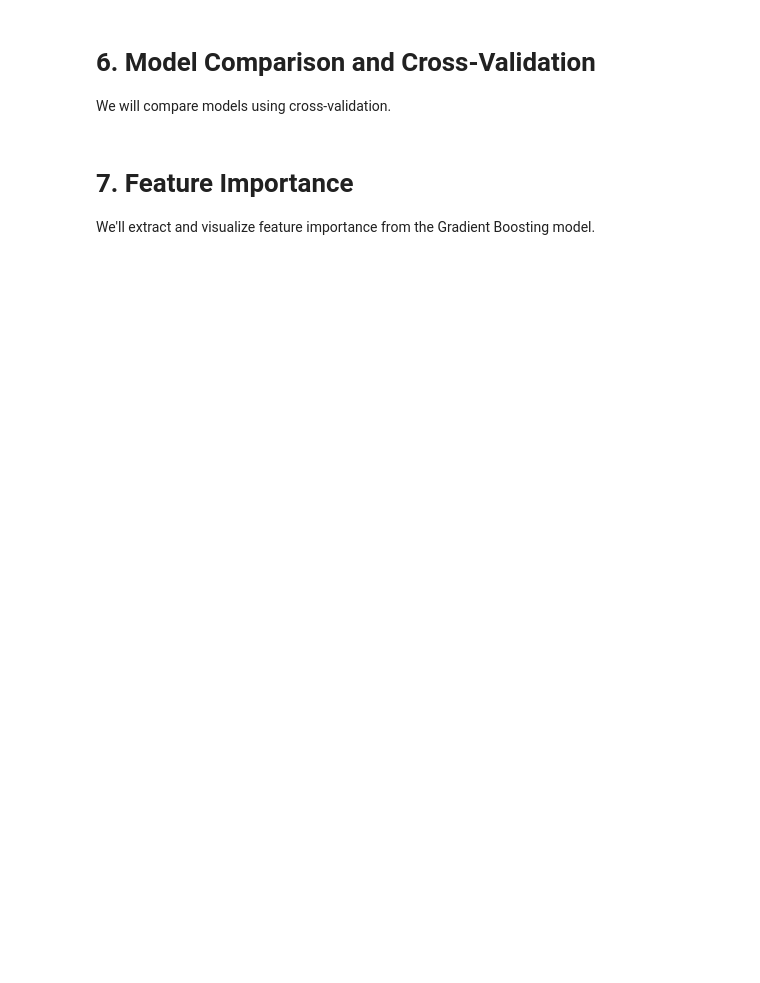
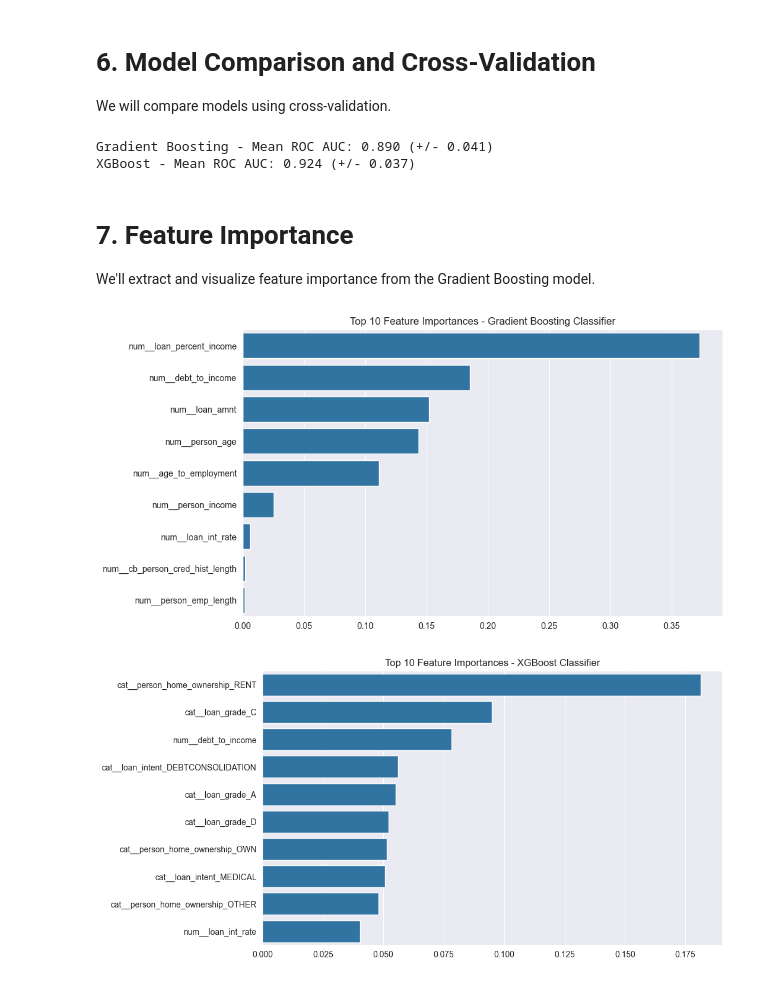
Before and after one commit to Nik-code/credit-risk-assessment, a Jupyter notebook: credit_risk_assessment_model.ipynb, the cells around one changed output. Saved outputs shown, nothing was run; the diff lists cells and outputs as text; code cells hidden in the pictures; blank space fills up the shorter version.

Commit message:
Added model jupyter notebook

```diff
--- a/credit_risk_assessment_model.ipynb
+++ b/credit_risk_assessment_model.ipynb
@@ -110,19 +127,23 @@ KeyError: 'loan_amnt'
 # 5. Model 2: XGBoost
 We'll use XGBoost and compare it with the Gradient Boosting model.
 # %%
-# Model 2: XGBoost Classifier
+# Updated pipeline for XGBoost Classifier
 xgb_pipeline = Pipeline([
-    ('preprocessor', preprocessor),
-    ('feature_engineer', FeatureEngineer()),
-    ('model', XGBClassifier(use_label_encoder=False, eval_metric='logloss'))
+    ('feature_engineer', FeatureEngineer()),  # Apply feature engineering first
+    ('preprocessor', preprocessor),  # Preprocessor runs after feature engineering
+    ('model', XGBClassifier(eval_metric='logloss'))
 ])
 
-# Train the model
-xgb_pipeline.fit(X_train, y_train)
+# Apply feature engineering before fitting the XGBoost pipeline
+X_train_fe_xgb = fe_pipeline.fit_transform(X_train)
+X_test_fe_xgb = fe_pipeline.transform(X_test)
+
+# Train the XGBoost model
+xgb_pipeline.fit(X_train_fe_xgb, y_train)
 
 # Make predictions
-y_pred_xgb = xgb_pipeline.predict(X_test)
-y_pred_xgb_proba = xgb_pipeline.predict_proba(X_test)[:, 1]
+y_pred_xgb = xgb_pipeline.predict(X_test_fe_xgb)
+y_pred_xgb_proba = xgb_pipeline.predict_proba(X_test_fe_xgb)[:, 1]
 
 # Evaluation
 print("\nXGBoost Classifier Results:")
@@ -137,28 +171,52 @@ IndexError: only integers, slices (`:`), ellipsis (`...`), numpy.newaxis (`None`
 We will compare models using cross-validation.
 # %%
 # Cross-validation for model comparison
+# Here we need to ensure the feature engineering step is consistent
 models = [
     ('Gradient Boosting', gb_pipeline),
     ('XGBoost', xgb_pipeline)
 ]
 
+# Apply feature engineering to the full dataset for cross-validation
+X_fe = fe_pipeline.fit_transform(X)
+
 for name, model in models:
-    scores = cross_val_score(model, X, y, cv=5, scoring='roc_auc')
+    scores = cross_val_score(model, X_fe, y, cv=5, scoring='roc_auc')
     print(f"{name} - Mean ROC AUC: {scores.mean():.3f} (+/- {scores.std() * 2:.3f})")
+# %% [output]
+Gradient Boosting - Mean ROC AUC: 0.890 (+/- 0.041)
+XGBoost - Mean ROC AUC: 0.924 (+/- 0.037)
 # %% [markdown]
 # 7. Feature Importance
 We'll extract and visualize feature importance from the Gradient Boosting model.
 # %%
 # Feature importance for Gradient Boosting Classifier
-feature_importance = gb_pipeline.named_steps['model'].feature_importances_
-feature_names = (gb_pipeline.named_steps['preprocessor'].get_feature_names_out().tolist() +
-                 ['debt_to_income', 'age_to_employment'])
+feature_importance_gb = gb_pipeline.named_steps['model'].feature_importances_
+feature_names_gb = (gb_pipeline.named_steps['preprocessor'].get_feature_names_out().tolist() +
+                    ['debt_to_income', 'age_to_employment'])
 
 # Sort feature importances in descending order
-indices = np.argsort(feature_importance)[::-1]
+indices_gb = np.argsort(feature_importance_gb)[::-1]
 
-# Plot top 10 features
+# Plot top 10 features for Gradient Boosting Classifier
 plt.figure(figsize=(10, 6))
-sns.barplot(x=feature_importance[indices][:10], y=np.array(feature_names)[indices][:10])
+sns.barplot(x=feature_importance_gb[indices_gb][:10], y=np.array(feature_names_gb)[indices_gb][:10])
 plt.title('Top 10 Feature Importances - Gradient Boosting Classifier')
 plt.show()
+
+# Feature importance for XGBoost Classifier (optional)
+feature_importance_xgb = xgb_pipeline.named_steps['model'].feature_importances_
+feature_names_xgb = (xgb_pipeline.named_steps['preprocessor'].get_feature_names_out().tolist() +
+                     ['debt_to_income', 'age_to_employment'])
+
+# Sort feature importances in descending order for XGBoost
+indices_xgb = np.argsort(feature_importance_xgb)[::-1]
+
+# Plot top 10 features for XGBoost Classifier
+plt.figure(figsize=(10, 6))
+sns.barplot(x=feature_importance_xgb[indices_xgb][:10], y=np.array(feature_names_xgb)[indices_xgb][:10])
+plt.title('Top 10 Feature Importances - XGBoost Classifier')
+plt.show()
+# %% [output]
+[figure, added]
+[figure, added]
```
Also changed, not shown: parts of 5 cells of this notebook.
